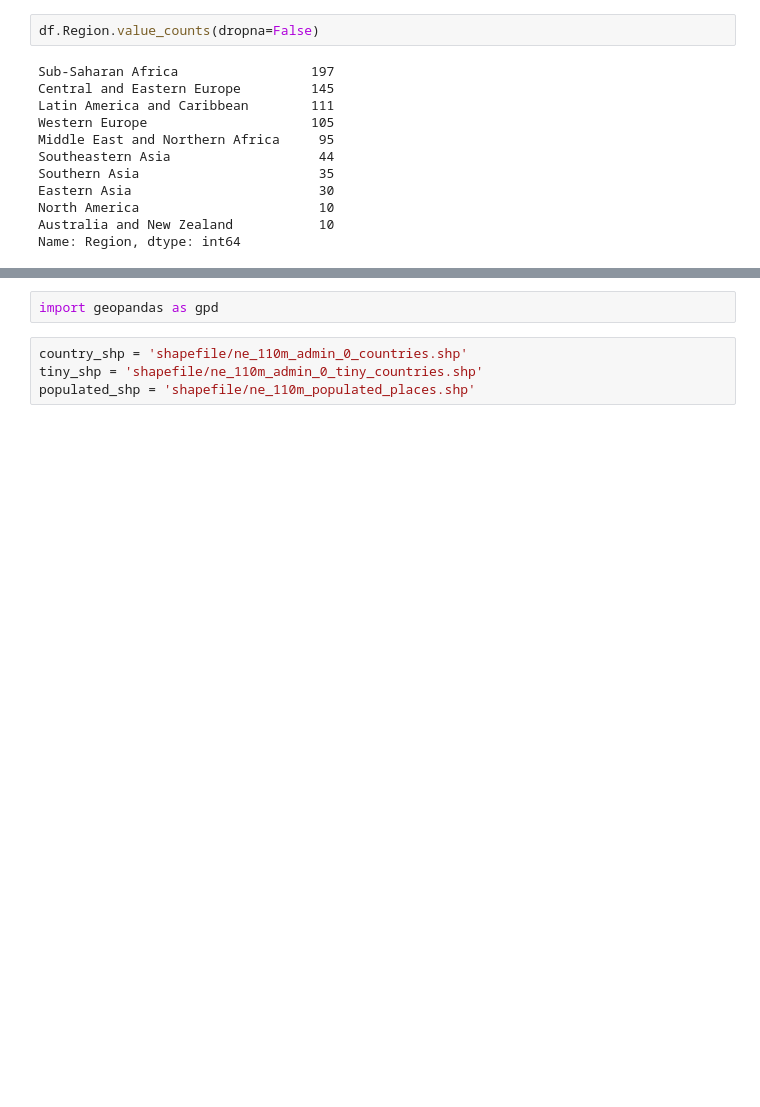
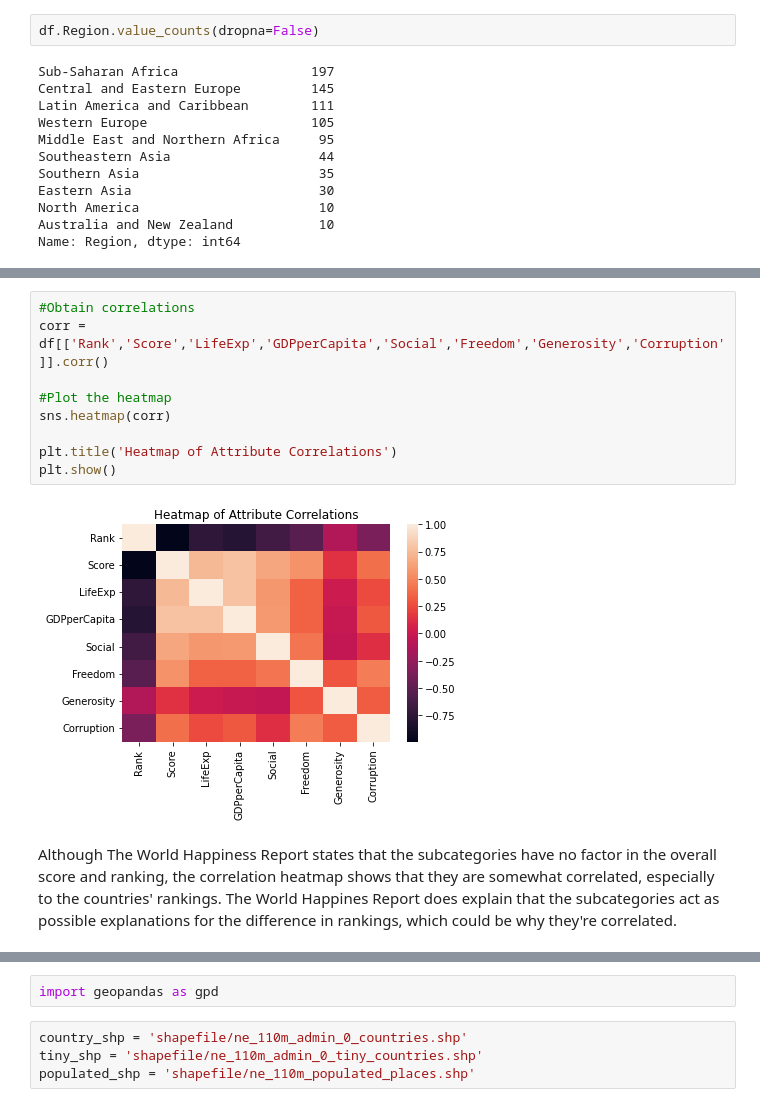
Before and after one commit to scho-git/springboard, a Jupyter notebook: mini_projects/storytelling/world_happiness.ipynb, the cells around one changed output, grey strips where cells are left out. Saved outputs shown, nothing was run; the diff lists cells and outputs as text; blank space fills up the shorter version.

Commit message:
Added Interactive World Map + other viz, plus commentary

```diff
--- a/mini_projects/storytelling/world_happiness.ipynb
+++ b/mini_projects/storytelling/world_happiness.ipynb
@@ -213,0 +222,13 @@ plt.show()
+# %%
+#Obtain correlations
+corr = df[['Rank','Score','LifeExp','GDPperCapita','Social','Freedom','Generosity','Corruption']].corr()
+
+#Plot the heatmap
+sns.heatmap(corr)
+
+plt.title('Heatmap of Attribute Correlations')
+plt.show()
+# %% [output]
+[figure, added]
+# %% [markdown]
+Although The World Happiness Report states that the subcategories have no factor in the overall score and ranking, the correlation heatmap shows that they are somewhat correlated, especially to the countries' rankings. The World Happines Report does explain that the subcategories act as possible explanations for the difference in rankings, which could be why they're correlated.
```
Also changed, not shown: parts of 35 cells of this notebook.
